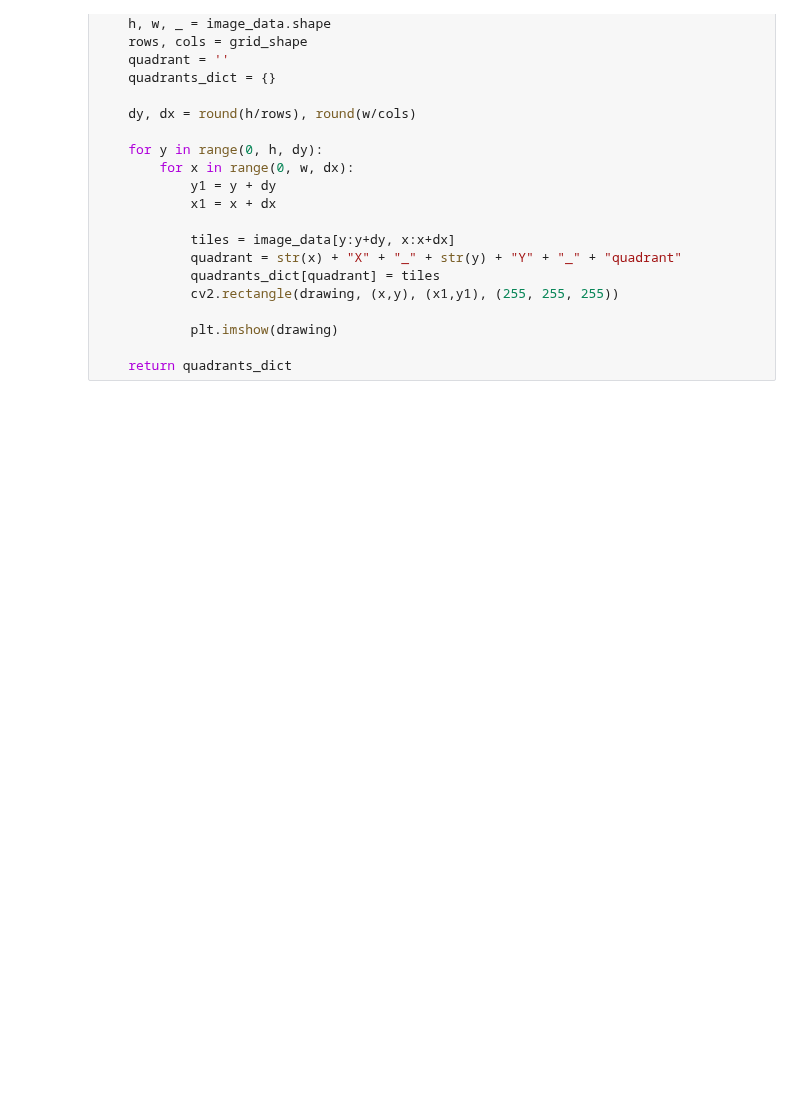
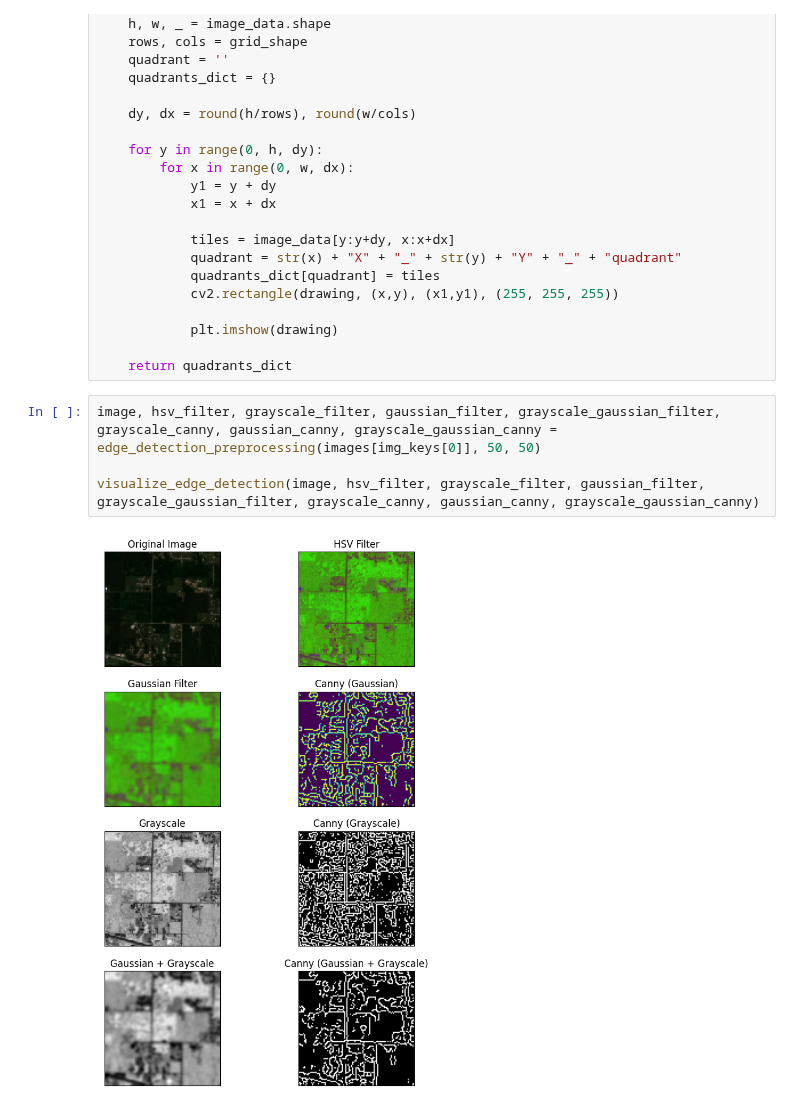
Before and after one commit to AguilarAngel9/Plant-Growth-Cycle-based-on-geospatial-data, a Jupyter notebook: ImageProcessing/edgeDetectionNB.ipynb, the cells around one changed output. Drawn from its saved outputs; the diff is of its cells as text; blank space fills up the shorter version.

Commit message:
multi-filter edge detection testing

```diff
--- a/ImageProcessing/edgeDetectionNB.ipynb
+++ b/ImageProcessing/edgeDetectionNB.ipynb
@@ -234,3 +234,9 @@ def split_image(image_data, grid_shape=(3,3)):
             plt.imshow(drawing)
 
     return quadrants_dict
+# %%
+image, hsv_filter, grayscale_filter, gaussian_filter, grayscale_gaussian_filter, grayscale_canny, gaussian_canny, grayscale_gaussian_canny = edge_detection_preprocessing(images[img_keys[0]], 50, 50)
+
+visualize_edge_detection(image, hsv_filter, grayscale_filter, gaussian_filter, grayscale_gaussian_filter, grayscale_canny, gaussian_canny, grayscale_gaussian_canny)
+# %% [output]
+[figure, added]
```
Also changed, not shown: 3 other files.
